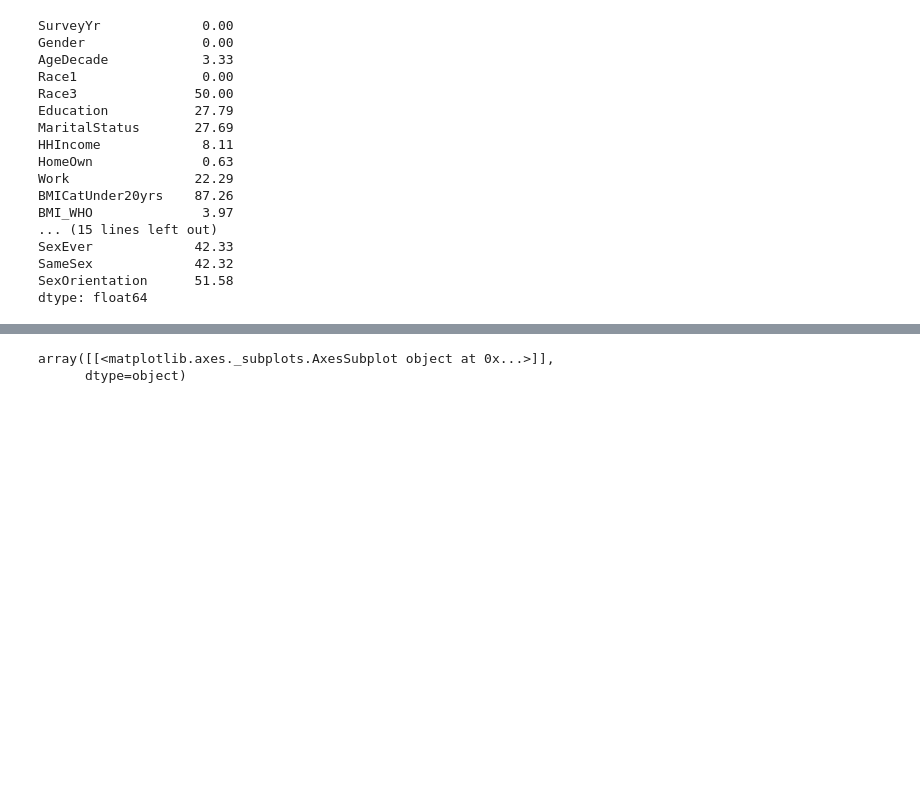
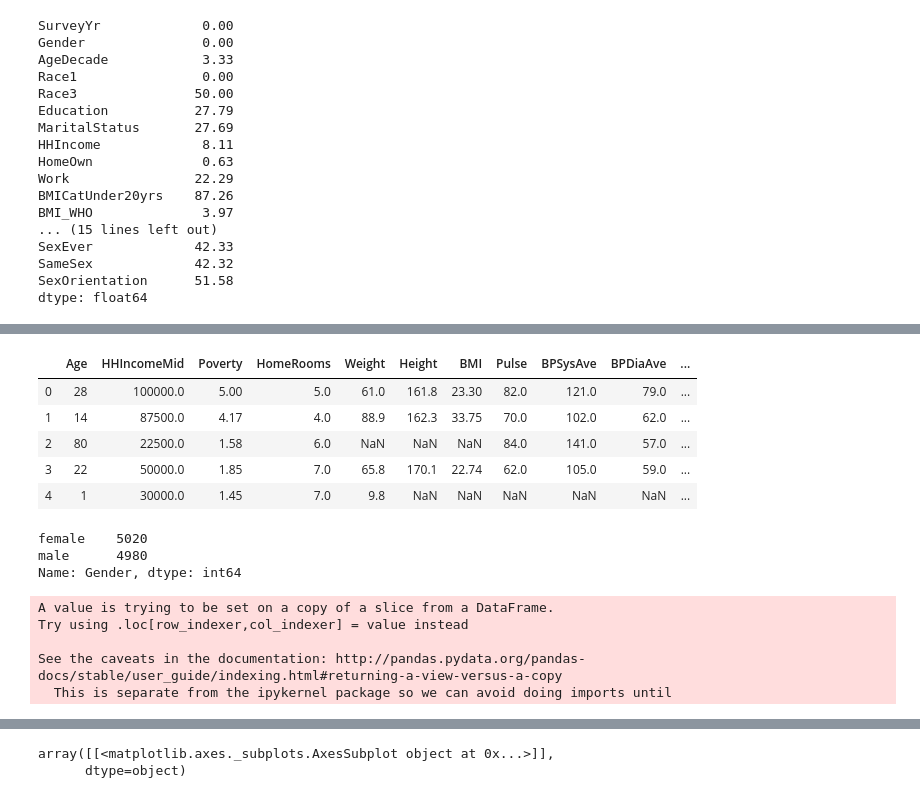
Before and after one commit to beddoed2/QNT755-Project, a Jupyter notebook: QNT755 Project.ipynb, the cells around one changed output, grey strips where cells are left out. Drawn from its saved outputs; the diff is of its cells as text; code cells hidden in the pictures; blank space fills up the shorter version.

```diff
--- a/QNT755 Project.ipynb
+++ b/QNT755 Project.ipynb
@@ -176,0 +163,12 @@ dtype: int64
+# %%
+#new dataframe selected with variables where columns have  missing values less than 30%
+df2 = df[['Age','HHIncomeMid', 'Poverty', 'HomeRooms',
+       'Weight', 'Height', 'BMI', 'Pulse', 'BPSysAve',
+       'BPDiaAve', 'BPSys1', 'BPDia1', 'BPSys2', 'BPDia2', 'BPSys3', 'BPDia3',
+        'DirectChol', 'TotChol', 'UrineVol1', 'UrineFlow1',
+        'DaysPhysHlthBad',
+       'DaysMentHlthBad','SleepHrsNight',
+        'Gender', 'AgeDecade', 'Race1', 'Education',
+       'MaritalStatus', 'HHIncome', 'HomeOwn', 'Work',
+       'BMI_WHO', 'Diabetes', 'HealthGen',
+       'SleepTrouble', 'PhysActive','Smoke100', 'Smoke100n']]
@@ -176,0 +221,28 @@ dtype: int64
+# %%
+df2['Age'].fillna(df2['Age'].mean(),inplace=True)
+df2['HHIncomeMid'].fillna(df2['HHIncomeMid'].mean(),inplace=True)
+# %%
+#fill in missing values using mean for numeric variables
+df2['HHIncomeMid'].fillna(df2['HHIncomeMid'].mean(),inplace=True)
+df2['Poverty'].fillna(df2['Poverty'].mean(),inplace=True)
+df2['HomeRooms'].fillna(df2['HomeRooms'].mean(),inplace=True)
+df2['Weight'].fillna(df2['Weight'].mean(),inplace=True)
+df2['Height'].fillna(df2['Height'].mean(),inplace=True)
+df2['BMI'].fillna(df2['BMI'].mean(),inplace=True)
+df2['Pulse'].fillna(df2['Pulse'].mean(),inplace=True)
+df2['BPSysAve'].fillna(df2['BPSysAve'].mean(),inplace=True)
+df2['BPDiaAve'].fillna(df2['BPDiaAve'].mean(),inplace=True)
+df2['BPSys1'].fillna(df2['BPSys1'].mean(),inplace=True)
+df2['BPDia1'].fillna(df2['BPDia1'].mean(),inplace=True)
+df2['BPSys2'].fillna(df2['BPSys2'].mean(),inplace=True)
+df2['BPSys1'].fillna(df2['BPSys1'].mean(),inplace=True)
+df2['BPSys3'].fillna(df2['BPSys3'].mean(),inplace=True)
+df2['BPDia3'].fillna(df2['BPDia3'].mean(),inplace=True)
+df2['BPDia2'].fillna(df2['BPDia2'].mean(),inplace=True)
+df2['DirectChol'].fillna(df2['DirectChol'].mean(),inplace=True)
+df2['TotChol'].fillna(df2['TotChol'].mean(),inplace=True)
+df2['UrineVol1'].fillna(df2['UrineVol1'].mean(),inplace=True)
+df2['UrineFlow1'].fillna(df2['UrineFlow1'].mean(),inplace=True)
+df2['DaysPhysHlthBad'].fillna(df2['DaysPhysHlthBad'].mean(),inplace=True)
+df2['DaysMentHlthBad'].fillna(df2['DaysMentHlthBad'].mean(),inplace=True)
+df2['SleepHrsNight'].fillna(df2['SleepHrsNight'].mean(),inplace=True)
@@ -176,0 +274,27 @@ dtype: int64
+# %%
+df2.head()
+# %% [output]
+|  | Age | HHIncomeMid | Poverty | HomeRooms | Weight | Height | BMI | Pulse | BPSysAve | BPDiaAve | ... |
+| 0 | 28 | 100000.0 | 5.00 | 5.0 | 61.0 | 161.8 | 23.30 | 82.0 | 121.0 | 79.0 | ... |
+| 1 | 14 | 87500.0 | 4.17 | 4.0 | 88.9 | 162.3 | 33.75 | 70.0 | 102.0 | 62.0 | ... |
+| 2 | 80 | 22500.0 | 1.58 | 6.0 | NaN | NaN | NaN | 84.0 | 141.0 | 57.0 | ... |
+| 3 | 22 | 50000.0 | 1.85 | 7.0 | 65.8 | 170.1 | 22.74 | 62.0 | 105.0 | 59.0 | ... |
+| 4 | 1 | 30000.0 | 1.45 | 7.0 | 9.8 | NaN | NaN | NaN | NaN | NaN | ... |
+# %%
+#value counts for variable
+df2["Gender"].value_counts()
+# %% [output]
+female    5020
+male      4980
+Name: Gender, dtype: int64
+# %%
+#creating dummy variable for object dtype
+for x in ['Gender']:
+    df2[x] = df2[x].apply(lambda x: 0 if x == str('male')
+                                else 1)
+# %% [output]
+A value is trying to be set on a copy of a slice from a DataFrame.
+Try using .loc[row_indexer,col_indexer] = value instead
+
+See the caveats in the documentation: http://pandas.pydata.org/pandas-docs/stable/user_guide/indexing.html#returning-a-view-versus-a-copy
+  This is separate from the ipykernel package so we can avoid doing imports until
```
Also changed, not shown: parts of 47 cells of this notebook.
